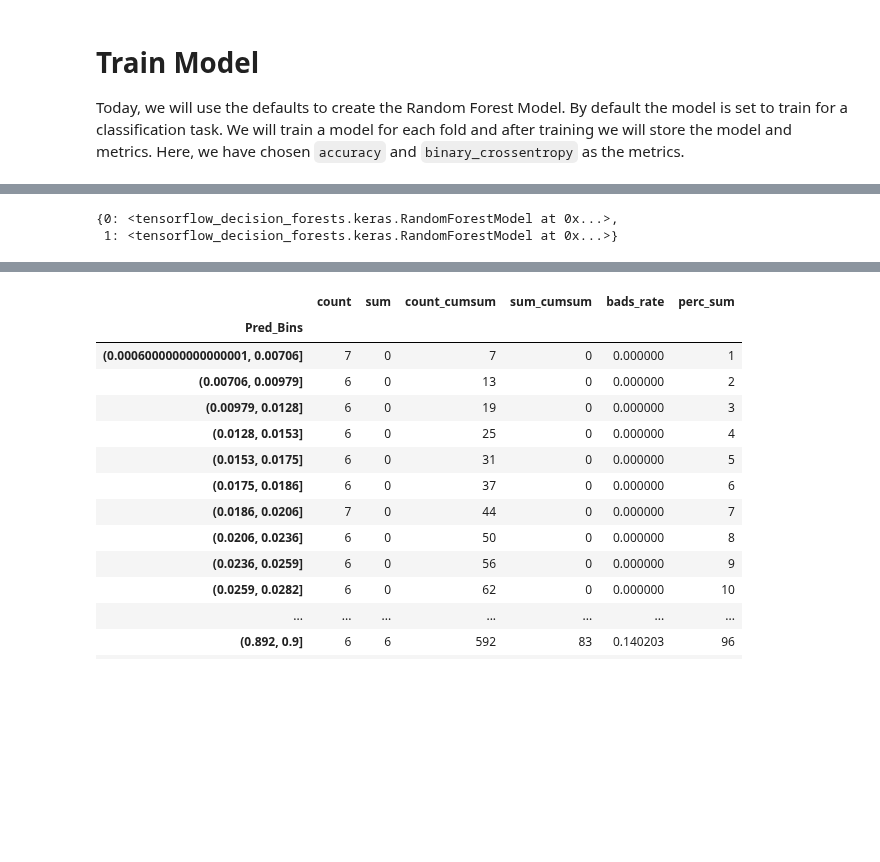
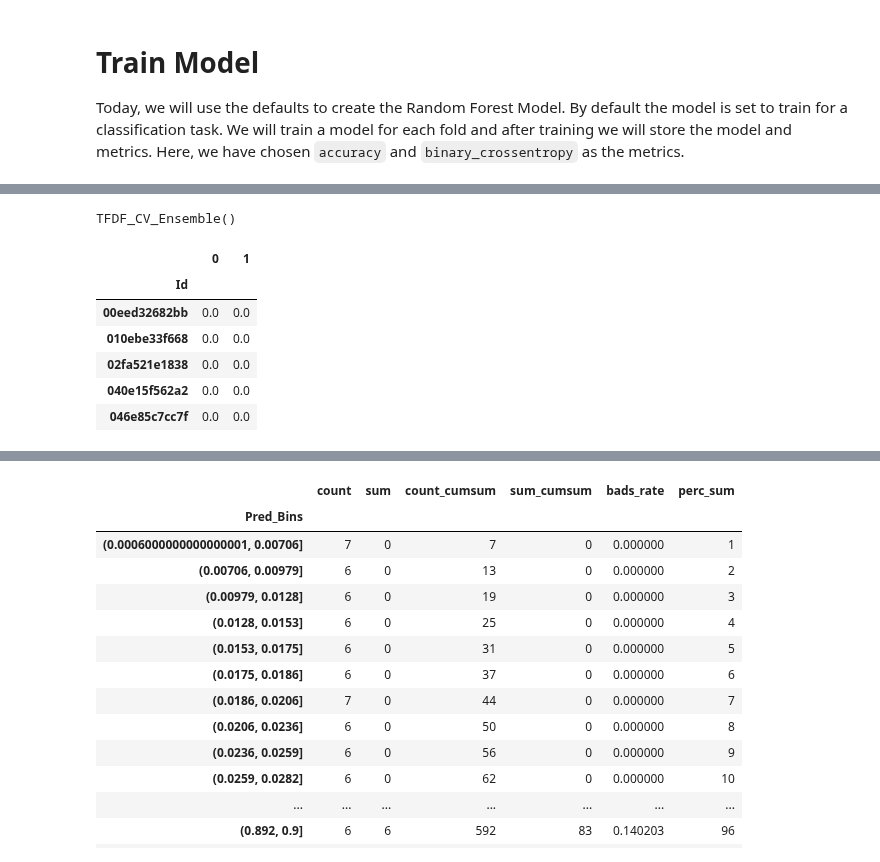
Before and after one commit to Bagirov-lab/Kaggle, a Jupyter notebook: identifying-age-related-train.ipynb, the cells around one changed output, grey strips where cells are left out. Saved outputs shown, nothing was run; the diff lists cells and outputs as text; code cells hidden in the pictures; blank space fills up the shorter version.

```diff
--- a/identifying-age-related-train.ipynb
+++ b/identifying-age-related-train.ipynb
@@ -550,5 +551,14 @@ Use /tmp/tmp5mllem1f as temporary training directory
 # %%
-CV_Ensemble_1_load.models
+CV_Ensemble_1_load
 # %% [output]
-{0: <tensorflow_decision_forests.keras.RandomForestModel at 0x...>,
- 1: <tensorflow_decision_forests.keras.RandomForestModel at 0x...>}
+TFDF_CV_Ensemble()
+# %%
+test_summary_rf_1
+# %% [output]
+|  | 0 | 1 |
+| Id |  |  |
+| 00eed32682bb | 0.0 | 0.0 |
+| 010ebe33f668 | 0.0 | 0.0 |
+| 02fa521e1838 | 0.0 | 0.0 |
+| 040e15f562a2 | 0.0 | 0.0 |
+| 046e85c7cc7f | 0.0 | 0.0 |
```
Also changed, not shown: parts of 8 cells of this notebook.
